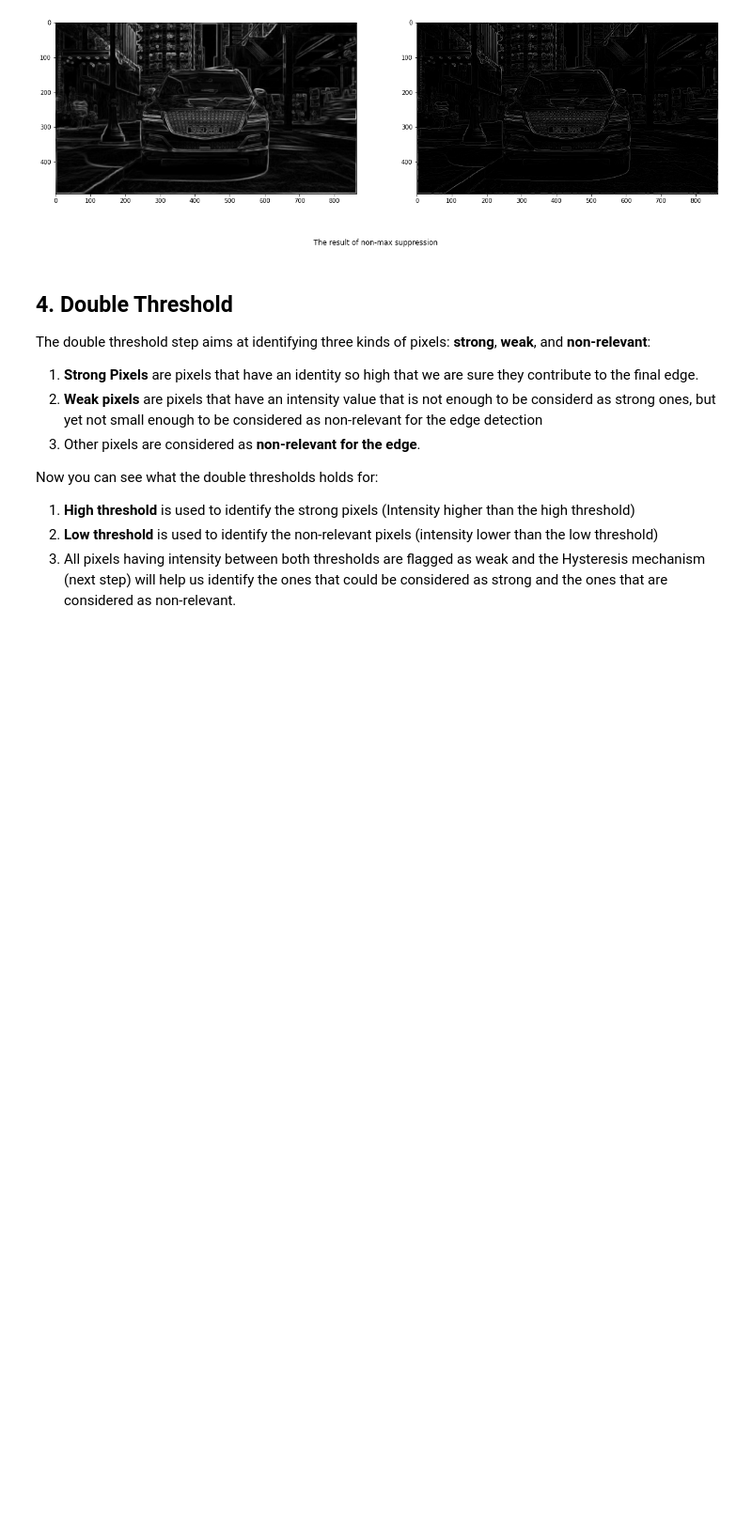
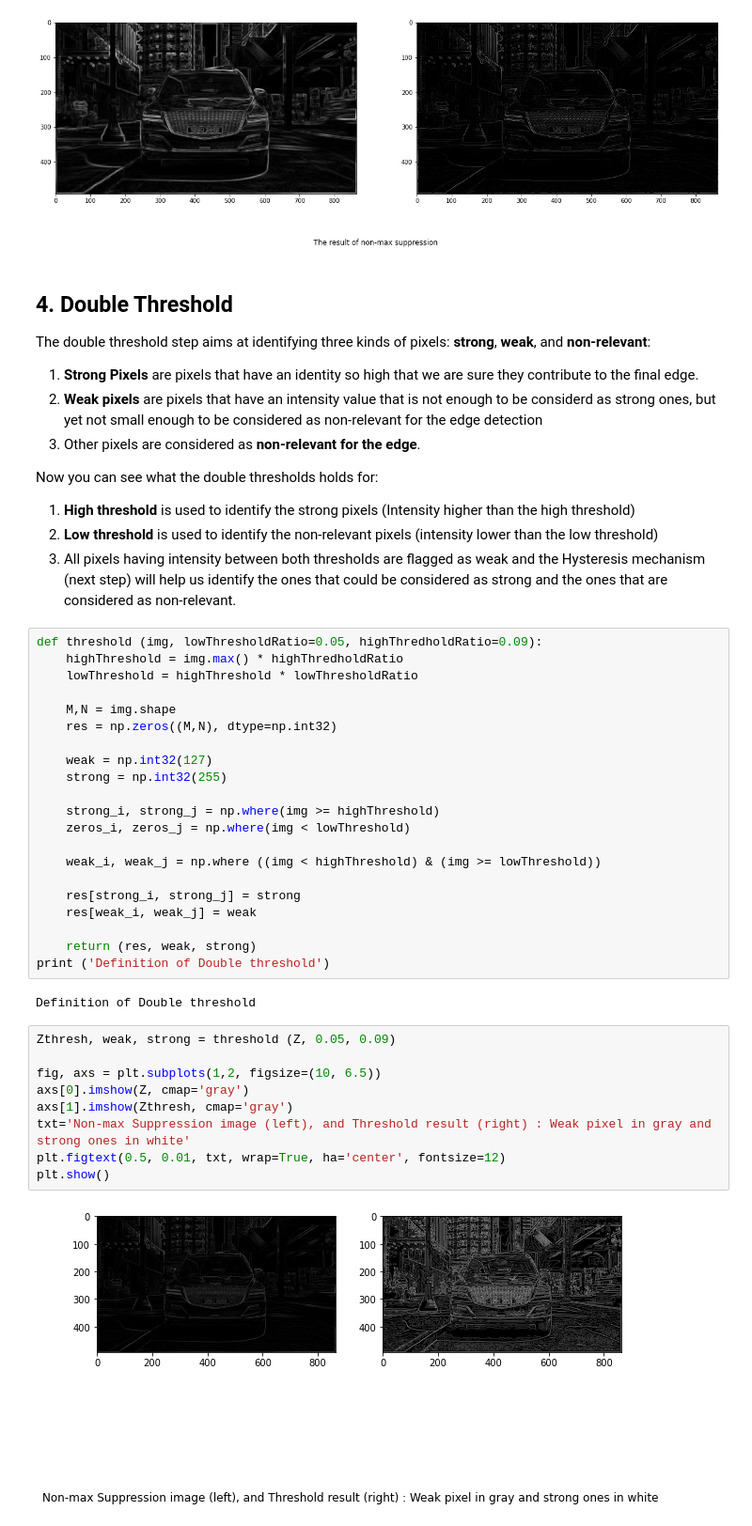
Before and after one commit to mckang6113875/AP_Test_OPEN, a Jupyter notebook: Image_Processing_edit1.ipynb, the cells around one changed output. Shown at 94% size. Cells and saved outputs as stored; diff of their text form; blank space fills up the shorter version.

```diff
--- a/Image_Processing_edit1.ipynb
+++ b/Image_Processing_edit1.ipynb
@@ -293,3 +288,37 @@ Now you can see what the double thresholds holds for:
 1.   **High threshold** is used to identify the strong pixels (Intensity higher than the high threshold)
 2.   **Low threshold** is used to identify the non-relevant pixels (intensity lower than the low threshold)
 3.   All pixels having intensity between both thresholds are flagged as weak and the Hysteresis mechanism (next step) will help us identify the ones that could be considered as strong and the ones that are considered as non-relevant.
+# %%
+def threshold (img, lowThresholdRatio=0.05, highThredholdRatio=0.09):
+    highThreshold = img.max() * highThredholdRatio
+    lowThreshold = highThreshold * lowThresholdRatio
+
+    M,N = img.shape
+    res = np.zeros((M,N), dtype=np.int32)
+
+    weak = np.int32(127)
+    strong = np.int32(255)
+
+    strong_i, strong_j = np.where(img >= highThreshold)
+    zeros_i, zeros_j = np.where(img < lowThreshold)
+
+    weak_i, weak_j = np.where ((img < highThreshold) & (img >= lowThreshold))
+
+    res[strong_i, strong_j] = strong
+    res[weak_i, weak_j] = weak
+
+    return (res, weak, strong)
+print ('Definition of Double threshold')
+# %% [output]
+Definition of Double threshold
+# %%
+Zthresh, weak, strong = threshold (Z, 0.05, 0.09)
+
+fig, axs = plt.subplots(1,2, figsize=(10, 6.5))
+axs[0].imshow(Z, cmap='gray')
+axs[1].imshow(Zthresh, cmap='gray')
+txt='Non-max Suppression image (left), and Threshold result (right) : Weak pixel in gray and strong ones in white'
+plt.figtext(0.5, 0.01, txt, wrap=True, ha='center', fontsize=12)
+plt.show()
+# %% [output]
+[figure, added]
```
Also changed, not shown: parts of 6 cells of this notebook.
